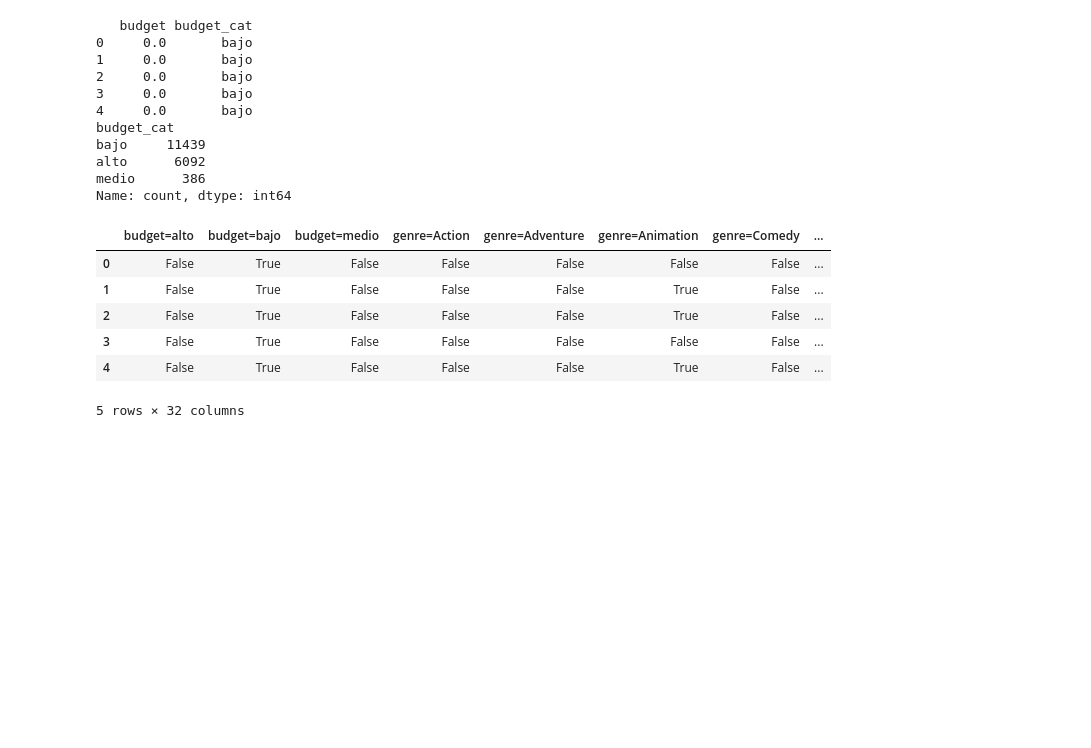
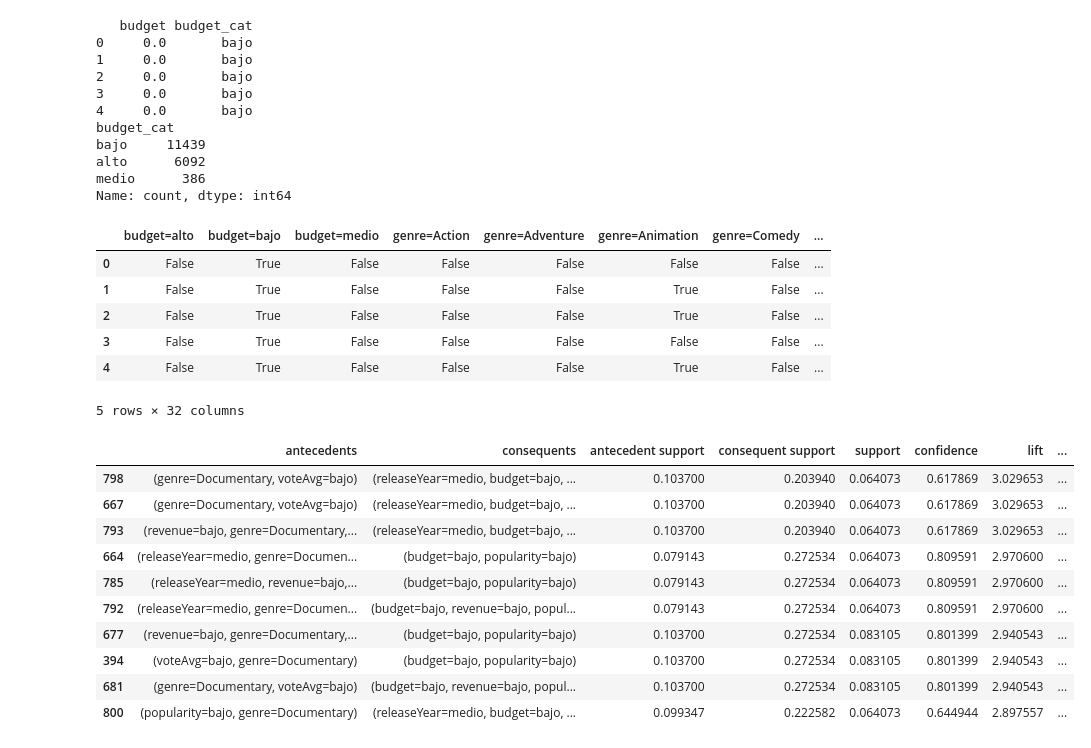
Before and after one commit to agabrielMej/laboratorio-2-clustering, a Jupyter notebook: notebooks/aprendizaje_no_supervisado.ipynb, the cells around one changed output. Saved outputs shown, nothing was run; the diff lists cells and outputs as text; code cells hidden in the pictures; blank space fills up the shorter version.

```diff
--- a/notebooks/aprendizaje_no_supervisado.ipynb
+++ b/notebooks/aprendizaje_no_supervisado.ipynb
@@ -386,3 +386,27 @@ df_encoded.head()
 | 3 | False | True | False | False | False | False | False | ... |
 | 4 | False | True | False | False | False | True | False | ... |
 5 rows × 32 columns
+# %%
+
+
+frequent_itemsets_05 = apriori(df_encoded, min_support=0.05, use_colnames=True)
+
+rules_05 = association_rules(
+    frequent_itemsets_05,
+    metric="confidence",
+    min_threshold=0.6
+)
+
+rules_05.sort_values(by="lift", ascending=False).head(10)
+# %% [output]
+|  | antecedents | consequents | antecedent support | consequent support | support | confidence | lift | ... |
+| 798 | (genre=Documentary, voteAvg=bajo) | (releaseYear=medio, budget=bajo, ... | 0.103700 | 0.203940 | 0.064073 | 0.617869 | 3.029653 | ... |
+| 667 | (genre=Documentary, voteAvg=bajo) | (releaseYear=medio, budget=bajo, ... | 0.103700 | 0.203940 | 0.064073 | 0.617869 | 3.029653 | ... |
+| 793 | (revenue=bajo, genre=Documentary,... | (releaseYear=medio, budget=bajo, ... | 0.103700 | 0.203940 | 0.064073 | 0.617869 | 3.029653 | ... |
+| 664 | (releaseYear=medio, genre=Documen... | (budget=bajo, popularity=bajo) | 0.079143 | 0.272534 | 0.064073 | 0.809591 | 2.970600 | ... |
+| 785 | (releaseYear=medio, revenue=bajo,... | (budget=bajo, popularity=bajo) | 0.079143 | 0.272534 | 0.064073 | 0.809591 | 2.970600 | ... |
+| 792 | (releaseYear=medio, genre=Documen... | (budget=bajo, revenue=bajo, popul... | 0.079143 | 0.272534 | 0.064073 | 0.809591 | 2.970600 | ... |
+| 677 | (revenue=bajo, genre=Documentary,... | (budget=bajo, popularity=bajo) | 0.103700 | 0.272534 | 0.083105 | 0.801399 | 2.940543 | ... |
+| 394 | (voteAvg=bajo, genre=Documentary) | (budget=bajo, popularity=bajo) | 0.103700 | 0.272534 | 0.083105 | 0.801399 | 2.940543 | ... |
+| 681 | (genre=Documentary, voteAvg=bajo) | (budget=bajo, revenue=bajo, popul... | 0.103700 | 0.272534 | 0.083105 | 0.801399 | 2.940543 | ... |
+| 800 | (popularity=bajo, genre=Documentary) | (releaseYear=medio, budget=bajo, ... | 0.099347 | 0.222582 | 0.064073 | 0.644944 | 2.897557 | ... |
```
